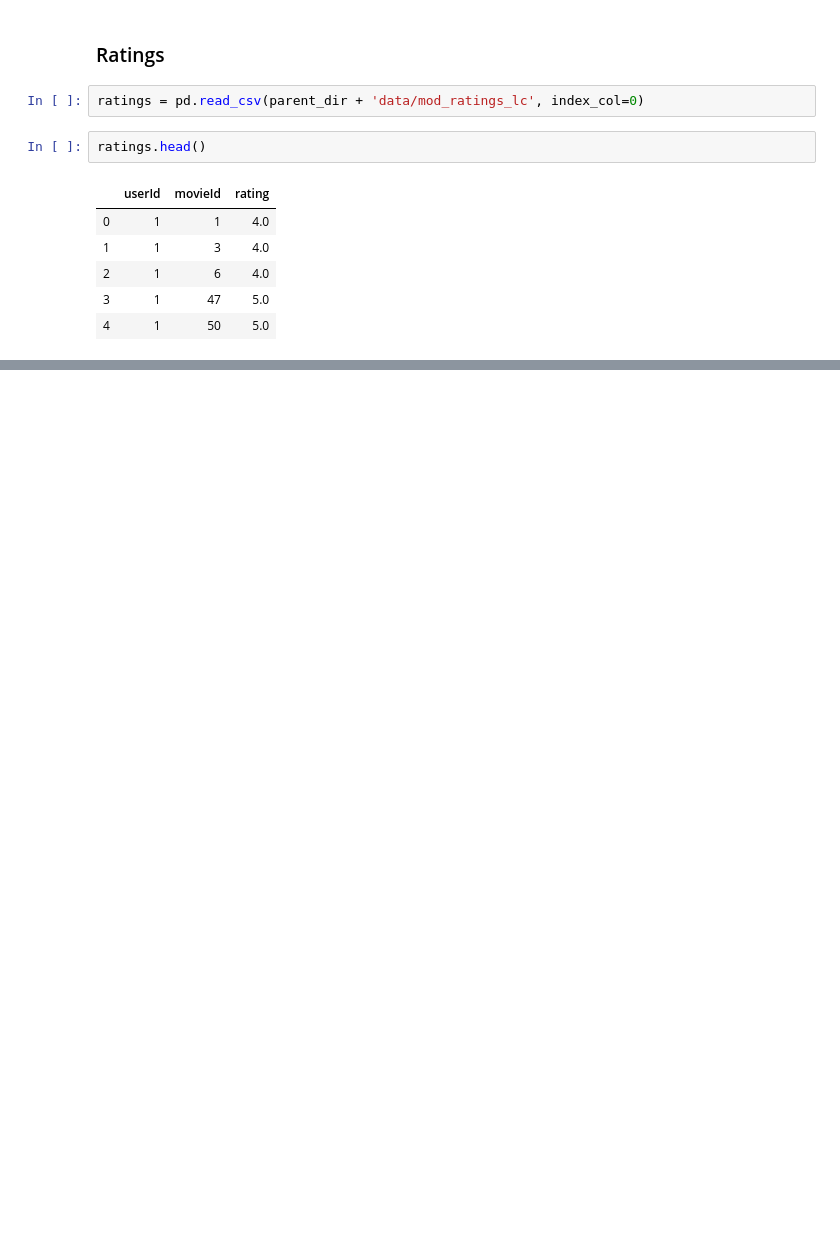
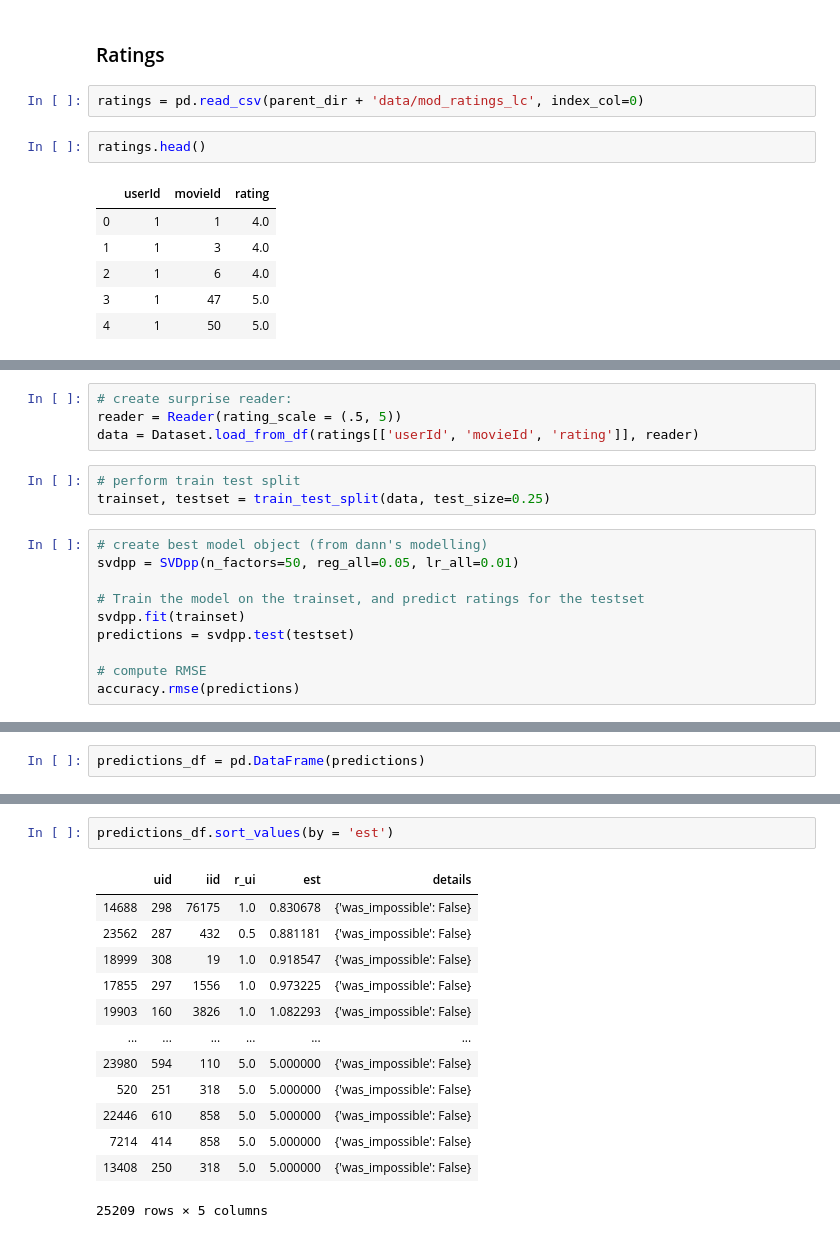
Before and after one commit to lecritch/Rate-5-Get-5-Movie-Recommendation-System, a Jupyter notebook: notebooks/exploratory/lc_explore/08_app_demo_data.ipynb, the cells around one changed output, grey strips where cells are left out. Drawn from its saved outputs; the diff is of its cells as text; blank space fills up the shorter version.

```diff
--- a/notebooks/exploratory/lc_explore/08_app_demo_data.ipynb
+++ b/notebooks/exploratory/lc_explore/08_app_demo_data.ipynb
@@ -135,0 +210,17 @@ ratings.head()
+# %%
+# create surprise reader:
+reader = Reader(rating_scale = (.5, 5))
+data = Dataset.load_from_df(ratings[['userId', 'movieId', 'rating']], reader)
+# %%
+# perform train test split
+trainset, testset = train_test_split(data, test_size=0.25)
+# %%
+# create best model object (from dann's modelling)
+svdpp = SVDpp(n_factors=50, reg_all=0.05, lr_all=0.01)
+
+# Train the model on the trainset, and predict ratings for the testset
+svdpp.fit(trainset)
+predictions = svdpp.test(testset)
+
+# compute RMSE
+accuracy.rmse(predictions)
@@ -135,0 +234,2 @@ ratings.head()
+# %%
+predictions_df = pd.DataFrame(predictions)
@@ -135,0 +245,16 @@ ratings.head()
+# %%
+predictions_df.sort_values(by = 'est')
+# %% [output]
+|  | uid | iid | r_ui | est | details |
+| 14688 | 298 | 76175 | 1.0 | 0.830678 | {'was_impossible': False} |
+| 23562 | 287 | 432 | 0.5 | 0.881181 | {'was_impossible': False} |
+| 18999 | 308 | 19 | 1.0 | 0.918547 | {'was_impossible': False} |
+| 17855 | 297 | 1556 | 1.0 | 0.973225 | {'was_impossible': False} |
+| 19903 | 160 | 3826 | 1.0 | 1.082293 | {'was_impossible': False} |
+| ... | ... | ... | ... | ... | ... |
+| 23980 | 594 | 110 | 5.0 | 5.000000 | {'was_impossible': False} |
+| 520 | 251 | 318 | 5.0 | 5.000000 | {'was_impossible': False} |
+| 22446 | 610 | 858 | 5.0 | 5.000000 | {'was_impossible': False} |
+| 7214 | 414 | 858 | 5.0 | 5.000000 | {'was_impossible': False} |
+| 13408 | 250 | 318 | 5.0 | 5.000000 | {'was_impossible': False} |
+25209 rows × 5 columns
```
Also changed, not shown: parts of 27 cells of this notebook, 6 other files.
